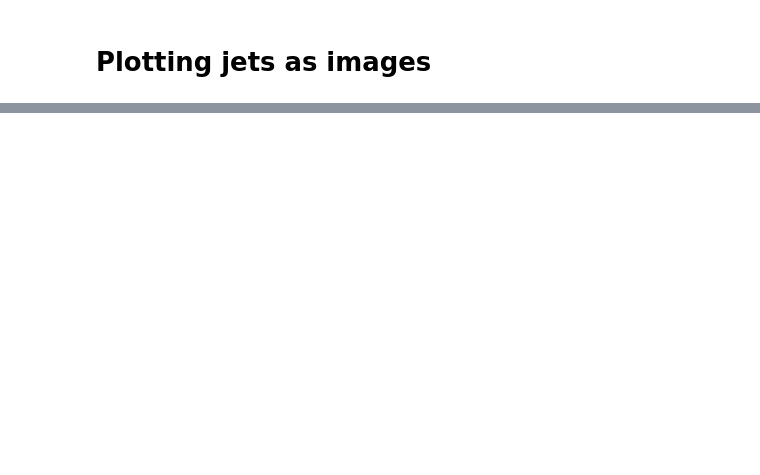
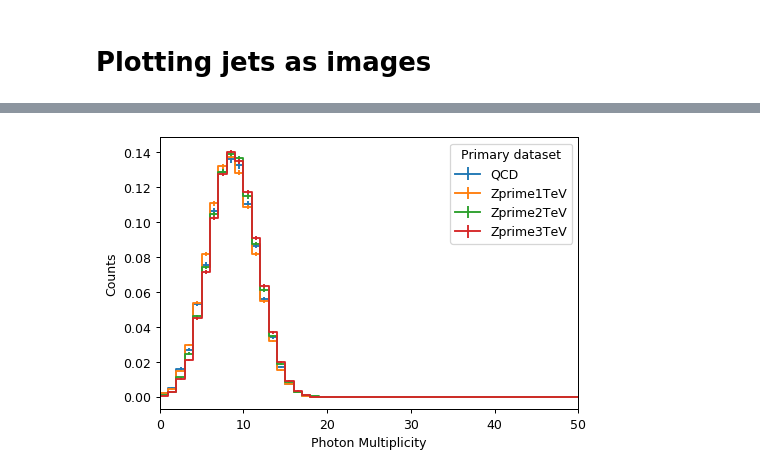
Before and after one commit to mdmorris/XAICoffea, a Jupyter notebook: ShowJets.ipynb, the cells around one changed output, grey strips where cells are left out. Saved outputs shown, nothing was run; the diff lists cells and outputs as text; code cells hidden in the pictures; blank space fills up the shorter version.

```diff
--- a/ShowJets.ipynb
+++ b/ShowJets.ipynb
@@ -593,7 +554,14 @@ fig.savefig("neutMult_plot.png")
 # %%
-fig, ax = hist.plotgrid(output['hmult'].integrate("hadron","Charged Hadrons"), overlay="dataset", stack=False, density=True
+fig, ax = hist.plotgrid(output['h_phoMult'], overlay="dataset", stack=False, density=True
                                  )
 for iax in ax.flatten():
     iax.autoscale(axis='y')
+#     iax.set_title('Photon Multiplicity')
+    iax.set_xlabel('Photon Multiplicity')
+
+
 
 fig.show()
+fig.savefig("phoMult_plot.png")
+# %% [output]
+[figure, added]
```
Also changed, not shown: parts of 23 cells of this notebook.
